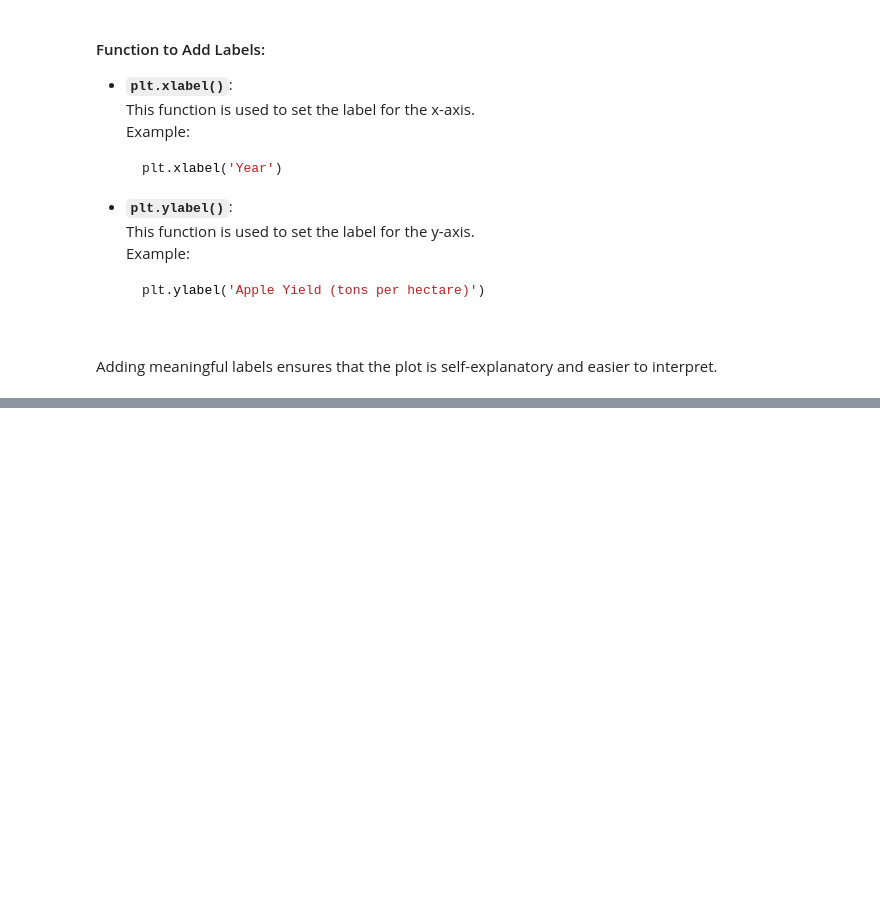
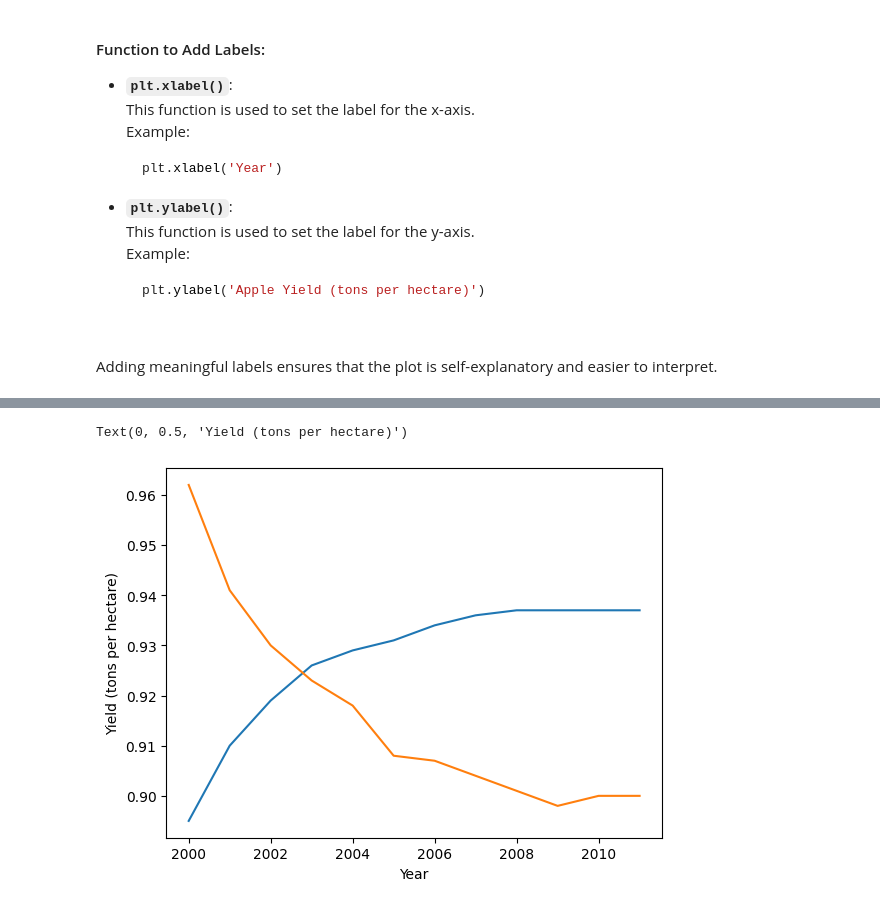
Before and after one commit to UsamaAliK/DATA-VISUALIZATION, a Jupyter notebook: Matplotlib.ipynb, the cells around one changed output, grey strips where cells are left out. Cells and saved outputs as stored; diff of their text form; code cells hidden in the pictures; blank space fills up the shorter version.

```diff
--- a/Matplotlib.ipynb
+++ b/Matplotlib.ipynb
@@ -71,0 +100,12 @@ Adding meaningful labels ensures that the plot is self-explanatory and easier to
+# %%
+years=range(2000,2012)
+apples=[0.895,0.91,0.919,0.926,0.929,0.931,0.934,0.936,0.937,0.937,0.937,0.937]
+oranges=[0.962,0.941,0.930,0.923,0.918,0.908,0.907,0.904,0.901,0.898,0.9,0.9]
+# %%
+plt.plot(years,apples)
+plt.plot(years,oranges)
+plt.xlabel('Year')
+plt.ylabel('Yield (tons per hectare)')
+# %% [output]
+Text(0, 0.5, 'Yield (tons per hectare)')
+[figure, added]
```
Also changed, not shown: parts of 13 cells of this notebook.
